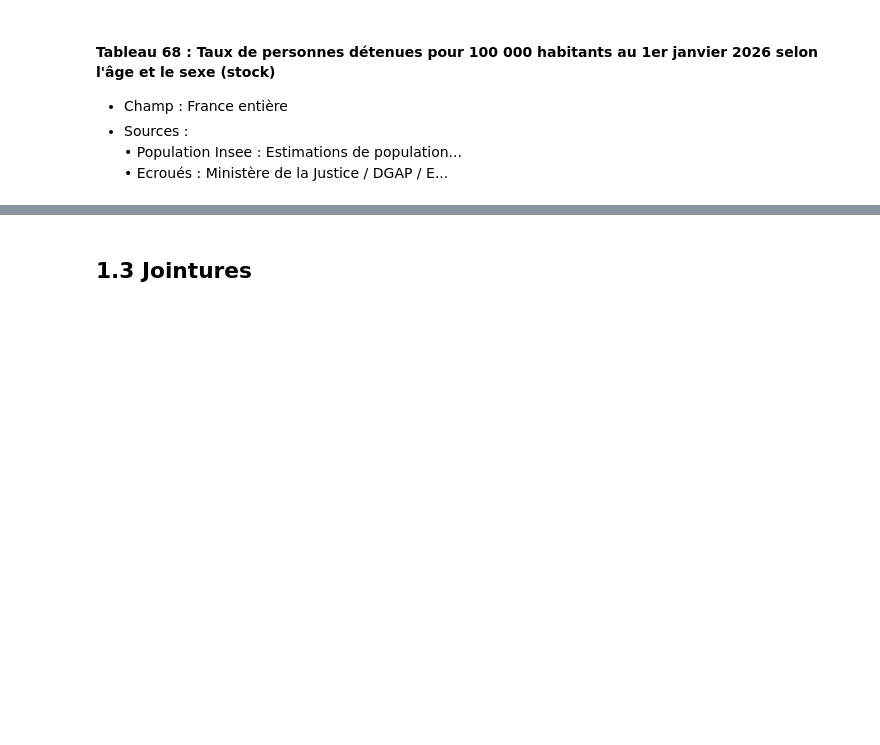
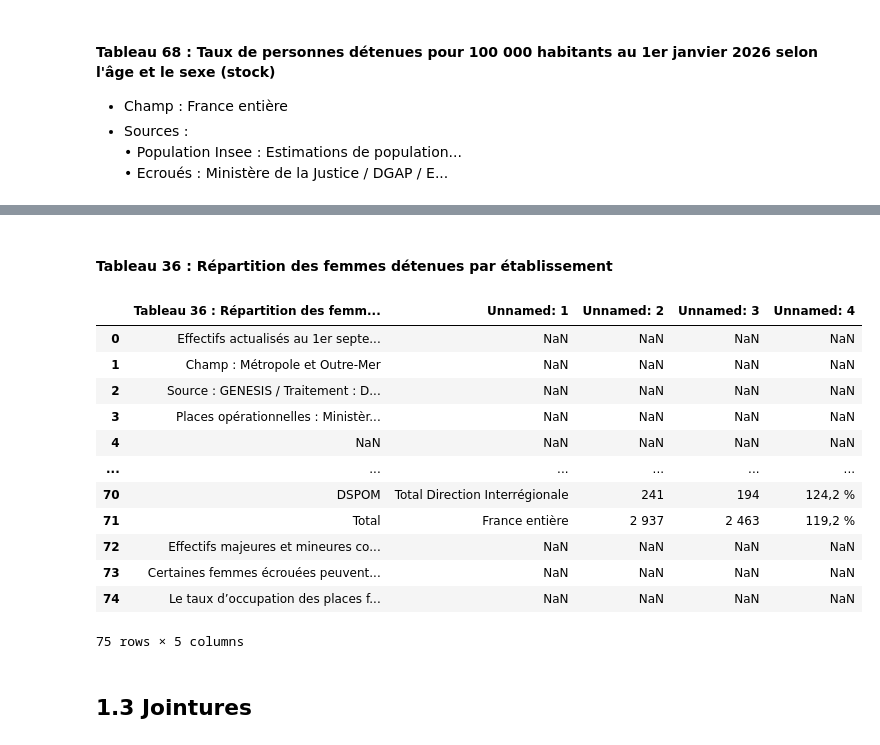
Before and after one commit to lili-dupont/python-for-data-science, a Jupyter notebook: code/notebook.ipynb, the cells around one changed output, grey strips where cells are left out. Drawn from its saved outputs; the diff is of its cells as text; code cells hidden in the pictures; blank space fills up the shorter version.

```diff
--- a/code/notebook.ipynb
+++ b/code/notebook.ipynb
@@ -223,3 +225,21 @@ dico_dfcsv["df68"]
+# %% [markdown]
+#### Tableau 36 : Répartition des femmes détenues par établissement
+# %%
+dico_dfcsv["df36"]
+# %% [output]
+|  | Tableau 36 : Répartition des femm... | Unnamed: 1 | Unnamed: 2 | Unnamed: 3 | Unnamed: 4 |
+| 0 | Effectifs actualisés au 1er septe... | NaN | NaN | NaN | NaN |
+| 1 | Champ : Métropole et Outre-Mer | NaN | NaN | NaN | NaN |
+| 2 | Source : GENESIS / Traitement : D... | NaN | NaN | NaN | NaN |
+| 3 | Places opérationnelles : Ministèr... | NaN | NaN | NaN | NaN |
+| 4 | NaN | NaN | NaN | NaN | NaN |
+| ... | ... | ... | ... | ... | ... |
+| 70 | DSPOM | Total Direction Interrégionale | 241 | 194 | 124,2 % |
+| 71 | Total | France entière | 2 937 | 2 463 | 119,2 % |
+| 72 | Effectifs majeures et mineures co... | NaN | NaN | NaN | NaN |
+| 73 | Certaines femmes écrouées peuvent... | NaN | NaN | NaN | NaN |
+| 74 | Le taux d’occupation des places f... | NaN | NaN | NaN | NaN |
+75 rows × 5 columns
 # %% [markdown]
 ## 1.3 Jointures
 # %%
```
Also changed, not shown: parts of 20 cells of this notebook, 11 other files.
